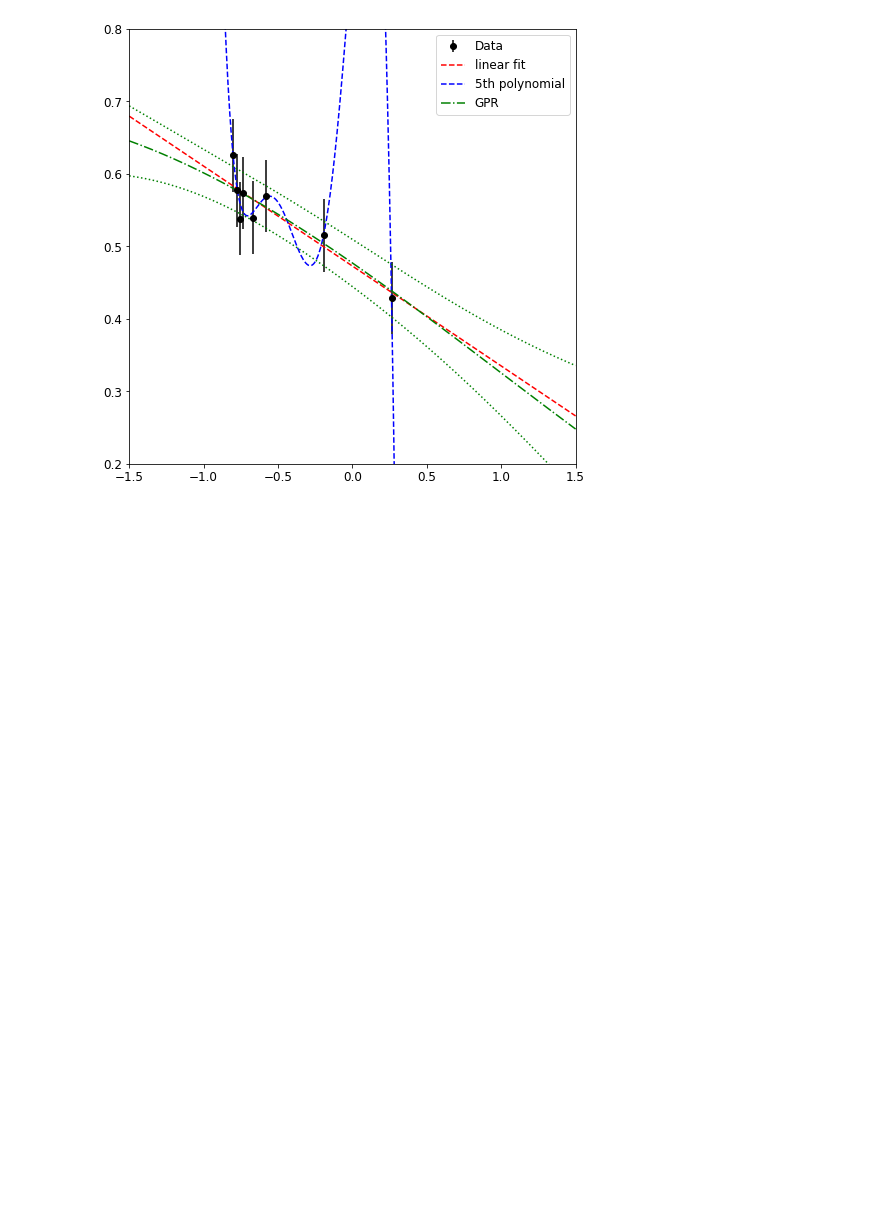
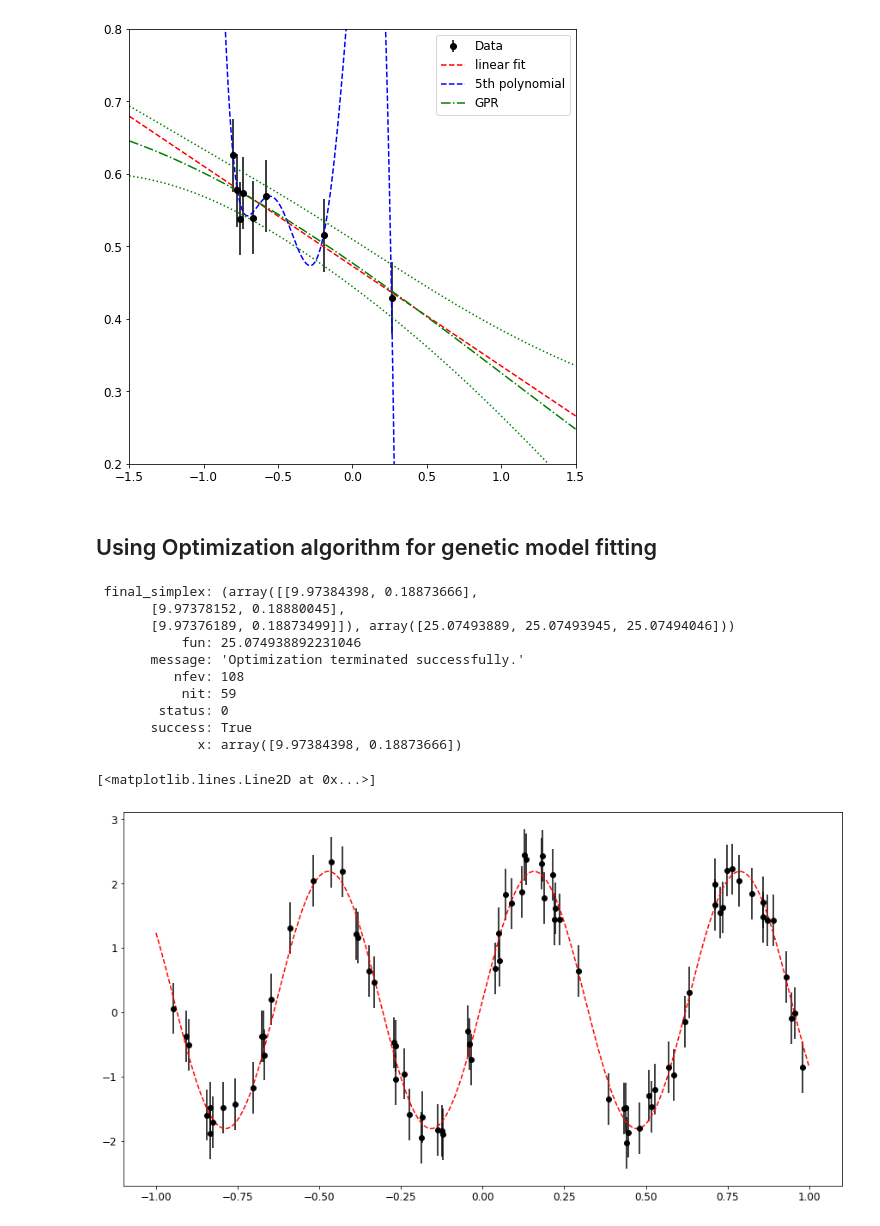
Before and after one commit to liuchaonaoc/Astrostatistics2022, a Jupyter notebook: Sample4A-2_modelfitting.ipynb, the cells around one changed output. Saved outputs shown, nothing was run; the diff lists cells and outputs as text; code cells hidden in the pictures; blank space fills up the shorter version.

```diff
--- a/Sample4A-2_modelfitting.ipynb
+++ b/Sample4A-2_modelfitting.ipynb
@@ -190,3 +190,75 @@ plt.legend([e1,e2,e3,e4],['Data','linear fit','5th polynomial','GPR'], fontsize=
 # %% [output]
 <matplotlib.legend.Legend at 0x...>
 [figure]
+# %% [markdown]
+## Using Optimization algorithm for genetic model fitting
+# %%
+from scipy.optimize import minimize
+import emcee
+import corner
+
+def func1(x1, w):
+    return np.sin(x1*w[0])*2.+w[1]
+
+def chi2(x, x1, y1):
+    return np.sum((y1-func1(x1,x))**2/0.4**2)
+
+def lnprob(x,x1,y1):
+    return -chi2(x,x1,y1)
+
+#x1 = np.linspace(-1, 1, 80)
+x1 = np.random.uniform(-1,1,80)
+y1 = func1(x1, [10.,0.2])+np.random.rand(len(x1))*0.8-0.4
+
+'''
+Using minimize
+'''
+res = minimize(chi2, [7.,0.], args=(x1,y1), method='Nelder-Mead')
+print(res)
+
+'''
+Using MCMC
+'''
+# nwalkers = 10
+# ndim = 2
+# p0 = np.zeros((nwalkers, ndim))
+# p0[:,0] = np.random.rand(nwalkers)*1.+0.
+# p0[:,1] = np.random.rand(nwalkers)*1.-2.5
+
+# sampler = emcee.EnsembleSampler(nwalkers, \
+#         ndim, lnprob, args=[x1,y1])
+# pos, prob, state = sampler.run_mcmc(p0, 100)
+# sampler.reset()
+# sampler.run_mcmc(pos, 1000)
+# samples = sampler.chain[:, :, :].reshape((-1, ndim))
+# fig = corner.corner(samples,labels=[r"$w$", r"$shift$"],\
+#                        quantiles=[0.16, 0.5, 0.84],\
+#                        show_titles=True,\
+#                        title_kwargs={"fontsize": 20})
+# x_mcmc = np.mean(samples,axis=0)
+# xerr_mcmc = np.std(samples,axis=0)
+# print('MCMC result: w={:.4f}+/-{:.4f}, shift={:.4f}+/-{:.4f}'.format(\
+#     x_mcmc[0],xerr_mcmc[0],x_mcmc[1],xerr_mcmc[1]))
+
+'''
+Draw results
+'''
+x2 = np.linspace(-1,1,1000)
+fig = plt.figure(figsize=[15,8])
+ax = fig.add_subplot(111)
+ax.errorbar(x1,y1,yerr=0.4,fmt='ko')
+ax.plot(x2, func1(x2,res.x),'r--')
+# ax.plot(x2, func1(x2,x_mcmc),'b--')
+# %% [output]
+ final_simplex: (array([[9.97384398, 0.18873666],
+       [9.97378152, 0.18880045],
+       [9.97376189, 0.18873499]]), array([25.07493889, 25.07493945, 25.07494046]))
+           fun: 25.074938892231046
+       message: 'Optimization terminated successfully.'
+          nfev: 108
+           nit: 59
+        status: 0
+       success: True
+             x: array([9.97384398, 0.18873666])
+[<matplotlib.lines.Line2D at 0x...>]
+[figure, added]
```
Also changed, not shown: 10 other files.
